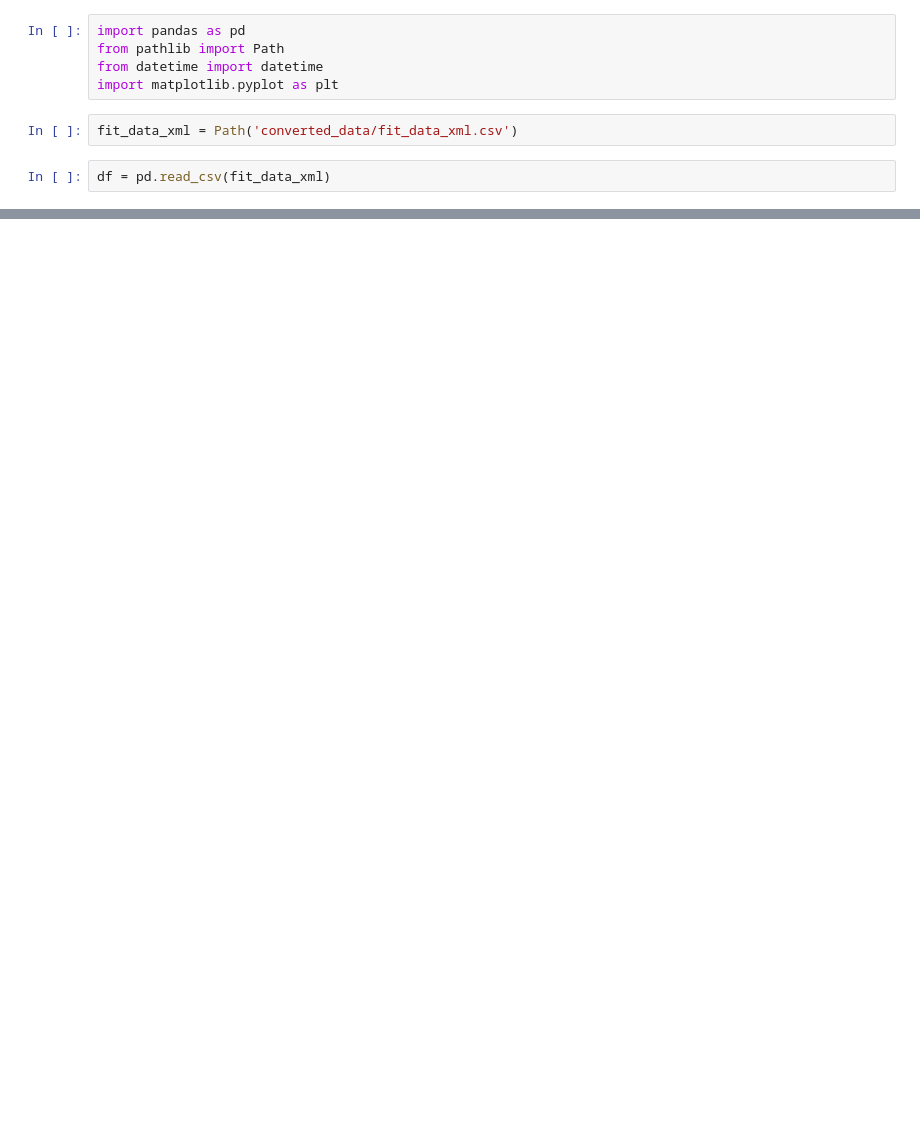
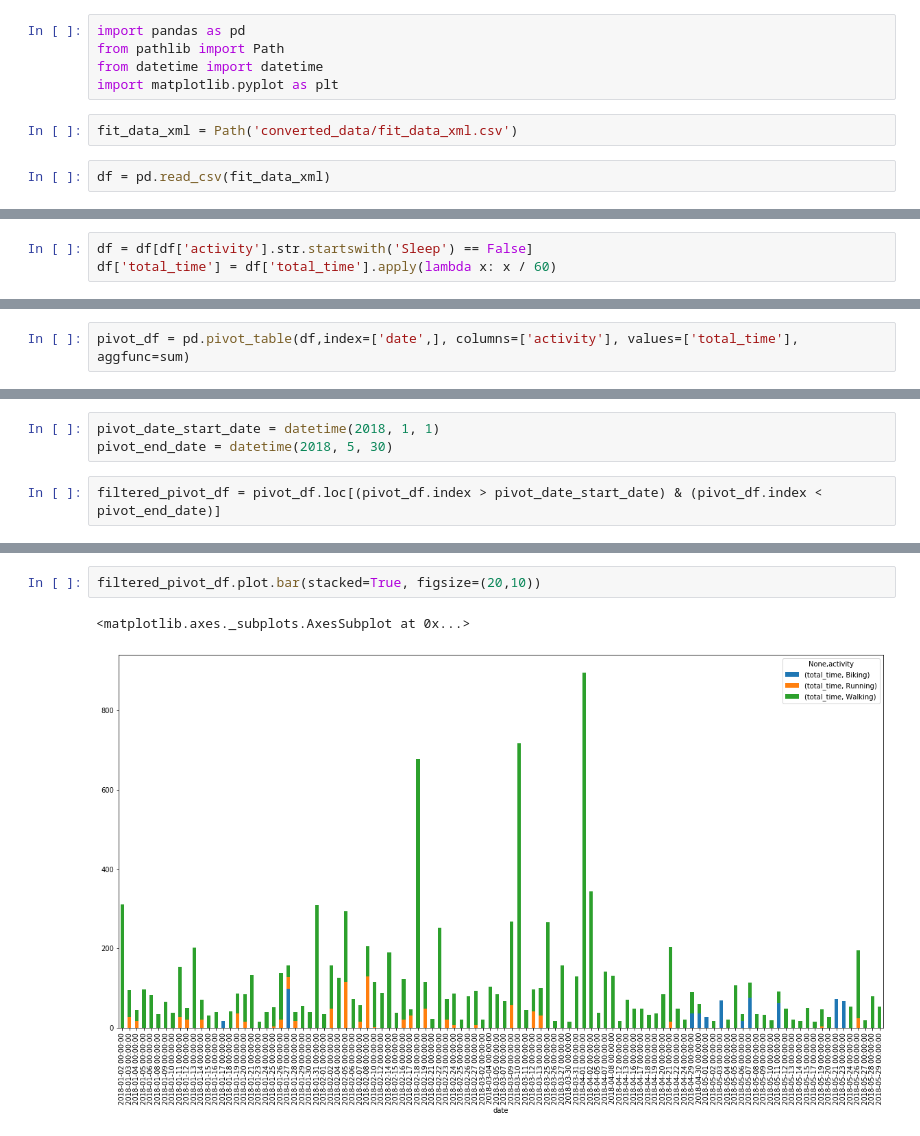
Before and after one commit to ikoyfman/gdata_exploring, a Jupyter notebook: fit_data_xml_explore.ipynb, the cells around one changed output, grey strips where cells are left out. Cells and saved outputs as stored; diff of their text form; blank space fills up the shorter version.

```diff
--- a/fit_data_xml_explore.ipynb
+++ b/fit_data_xml_explore.ipynb
@@ -12 +67,4 @@ df.head()
+# %%
+df = df[df['activity'].str.startswith('Sleep') == False]
+df['total_time'] = df['total_time'].apply(lambda x: x / 60)
 # %%
@@ -34,0 +86,2 @@ df.head()
+# %%
+pivot_df = pd.pivot_table(df,index=['date',], columns=['activity'], values=['total_time'], aggfunc=sum)
@@ -34,0 +106,5 @@ df.head()
+# %%
+pivot_date_start_date = datetime(2018, 1, 1)
+pivot_end_date = datetime(2018, 5, 30)
+# %%
+filtered_pivot_df = pivot_df.loc[(pivot_df.index > pivot_date_start_date) & (pivot_df.index < pivot_end_date)]
@@ -34,0 +129,5 @@ df.head()
+# %%
+filtered_pivot_df.plot.bar(stacked=True, figsize=(20,10))
+# %% [output]
+<matplotlib.axes._subplots.AxesSubplot at 0x...>
+[figure, added]
```
Also changed, not shown: parts of 23 cells of this notebook, 4 other files.
